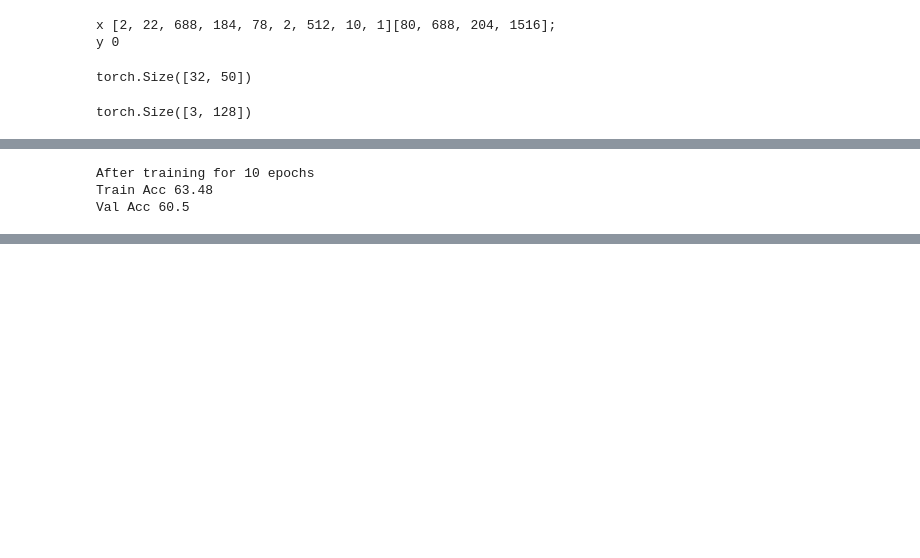
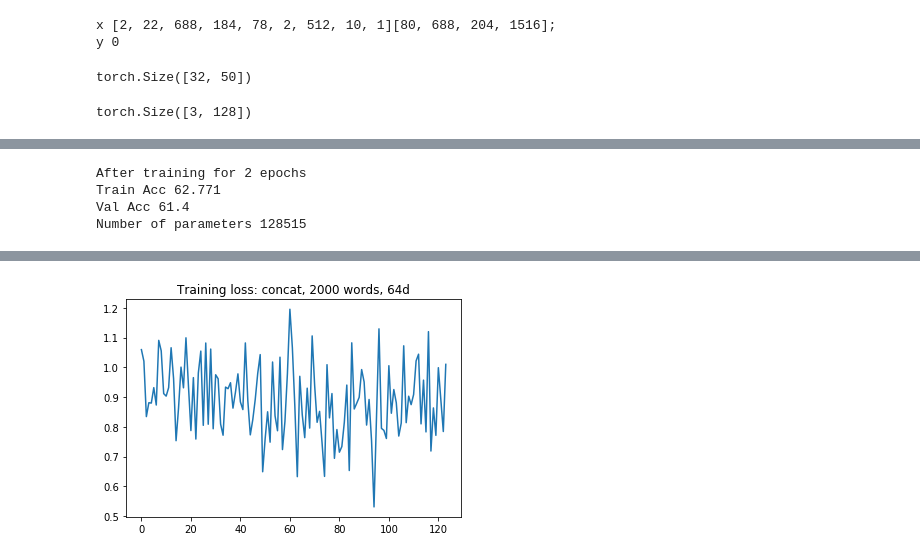
Before and after one commit to jiangzian96/NLP_DS1011, a Jupyter notebook: BagOfWordsNLI/SNLI_concat_Adam_2000_64.ipynb, the cells around one changed output, grey strips where cells are left out. Saved outputs shown, nothing was run; the diff lists cells and outputs as text; code cells hidden in the pictures; blank space fills up the shorter version.

```diff
--- a/BagOfWordsNLI/SNLI_concat_Adam_2000_64.ipynb
+++ b/BagOfWordsNLI/SNLI_concat_Adam_2000_64.ipynb
@@ -406,6 +402,7 @@ torch.Size([3])
 # %%
-num_epochs = 10 # number epoch to train
-
+num_epochs = 2 # number epoch to train
+val_acc_graph = []
+train_loss_graph = []
 # Function for testing the model
 def test_model(loader, model):
     """
@@ -415,14 +412,16 @@ def test_model(loader, model):
     correct = 0
     total = 0
     model.eval()
+    sample = []
     for data1, length1, data2, length2, labels in loader:
         data_batch1, length_batch1, data_batch2, length_batch2, label_batch = data1, length1, data2, length2, labels
         outputs = F.softmax(model(data_batch1, length_batch1,data_batch2,length_batch2), dim=1)
         predicted = outputs.max(1, keepdim=True)[1]
-
+        temp = predicted
+        sample.append([temp,labels])
         total += labels.size(0)
         correct += predicted.eq(labels.view_as(predicted)).sum().item()
-    return (100 * correct / total)
+    return (100 * correct / total), sample
 
 for epoch in range(num_epochs):
     for i, (data1, length1, data2, length2, labels) in enumerate(train_loader):
@@ -438,7 +437,9 @@ for epoch in range(num_epochs):
         if i > 0 and i % 50 == 0:
             #pass
             # validate
-            val_acc = test_model(val_loader, model)
+            val_acc = test_model(val_loader, model)[0]
+            val_acc_graph.append(val_acc)
+            train_loss_graph.append(loss.item())
             print('Epoch: [{}/{}], Step: [{}/{}], Validation Acc: {}'.format(
                        epoch+1, num_epochs, i+1, len(train_loader), val_acc))
 # %% [output]
@@ -462,9 +463,17 @@ Epoch: [10/10], Step: [3101/3125], Validation Acc: 60.9
 # %%
 print ("After training for {} epochs".format(num_epochs))
-print ("Train Acc {}".format(test_model(train_loader, model)))
-print ("Val Acc {}".format(test_model(val_loader, model)))
+print ("Train Acc {}".format(test_model(train_loader, model)[0]))
+print ("Val Acc {}".format(test_model(val_loader, model)[0]))
+print("Number of parameters {}".format(count_parameters(model)))
 #print ("Test Acc {}".format(test_model(test_loader, model)))
 # %% [output]
-After training for 10 epochs
-Train Acc 63.48
-Val Acc 60.5
+After training for 2 epochs
+Train Acc 62.771
+Val Acc 61.4
+Number of parameters 128515
+# %%
+import matplotlib.pyplot as plt
+x = np.arange(len(train_loss_graph))
+plt.plot(x, train_loss_graph)
+plt.title("Training loss: concat, 2000 words, 64d")
+# %% [output]
@@ -470,0 +481 @@ Val Acc 60.5
+[figure, added]
```
Also changed, not shown: parts of 9 cells of this notebook, 4 other files.
